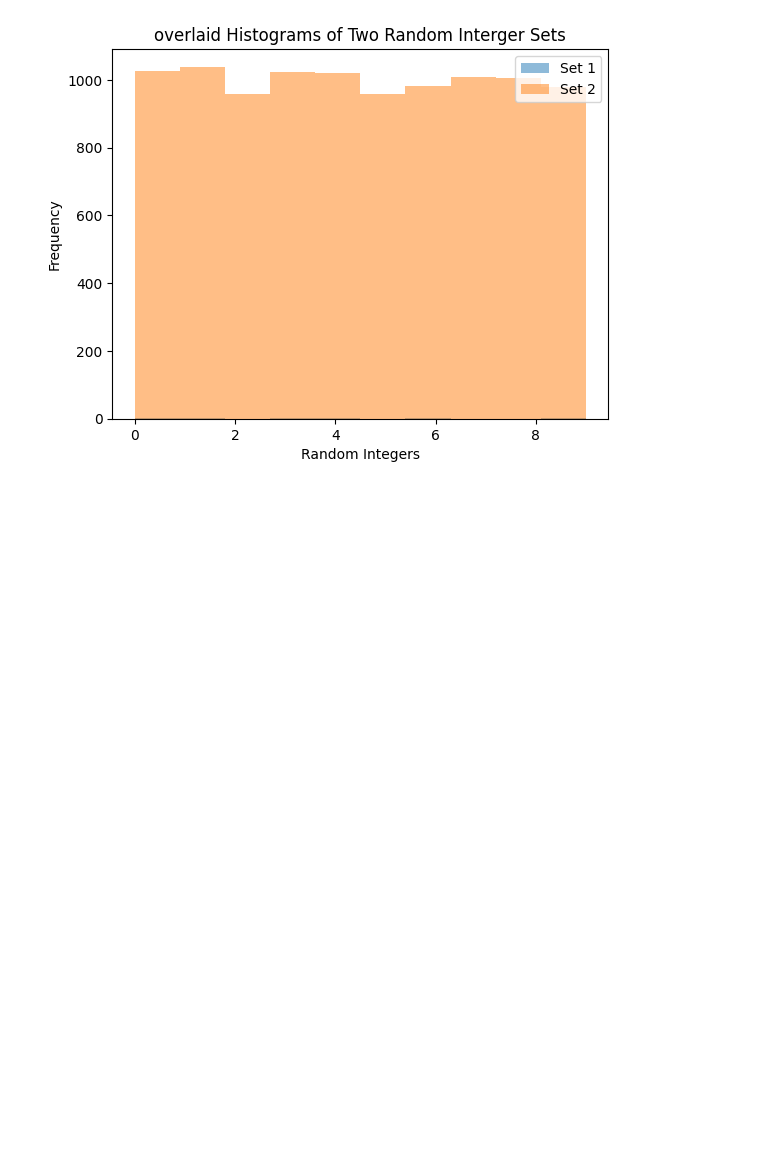
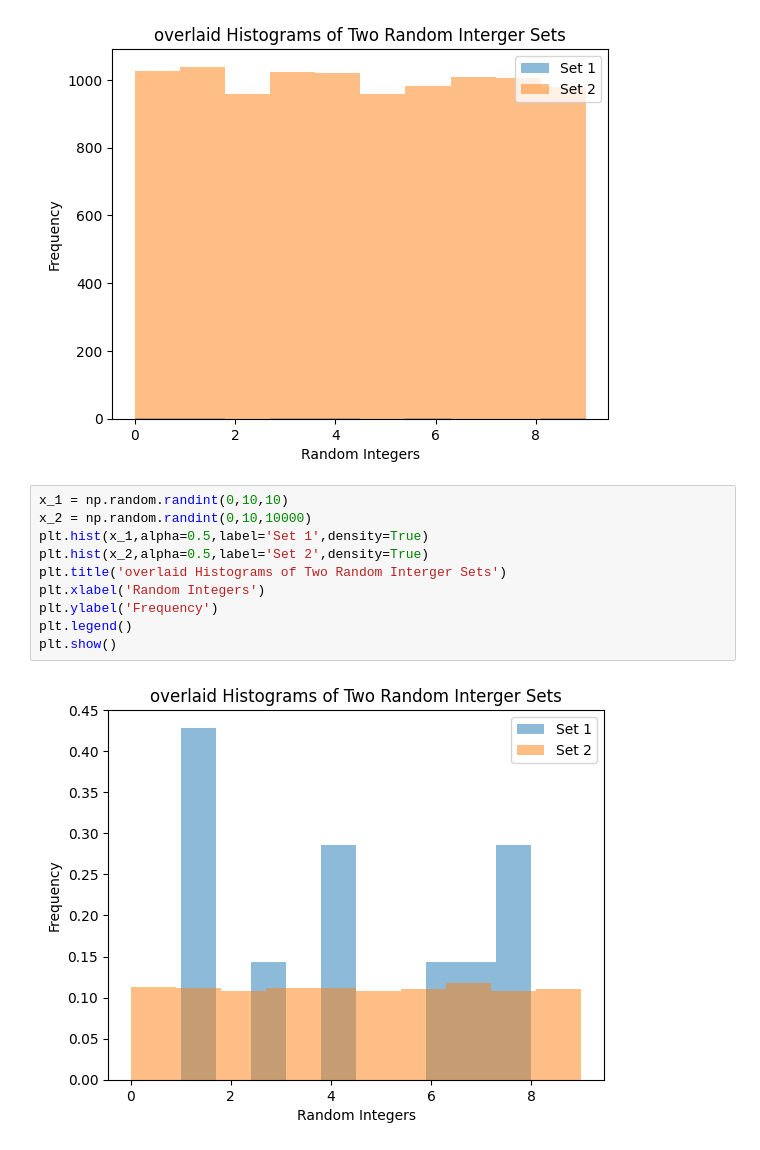
Before and after one commit to pilotbear-coder/Netflix_Titles, a Jupyter notebook: netflix_titles.ipynb, the cells around one changed output. Saved outputs shown, nothing was run; the diff lists cells and outputs as text; blank space fills up the shorter version.

Commit message:
with density, it shows, even in overlay

```diff
--- a/netflix_titles.ipynb
+++ b/netflix_titles.ipynb
@@ -135,3 +135,15 @@ plt.legend()
 plt.show()
 # %% [output]
 [figure]
+# %%
+x_1 = np.random.randint(0,10,10)
+x_2 = np.random.randint(0,10,10000)
+plt.hist(x_1,alpha=0.5,label='Set 1',density=True)
+plt.hist(x_2,alpha=0.5,label='Set 2',density=True)
+plt.title('overlaid Histograms of Two Random Interger Sets')
+plt.xlabel('Random Integers')
+plt.ylabel('Frequency')
+plt.legend()
+plt.show()
+# %% [output]
+[figure, added]
```
